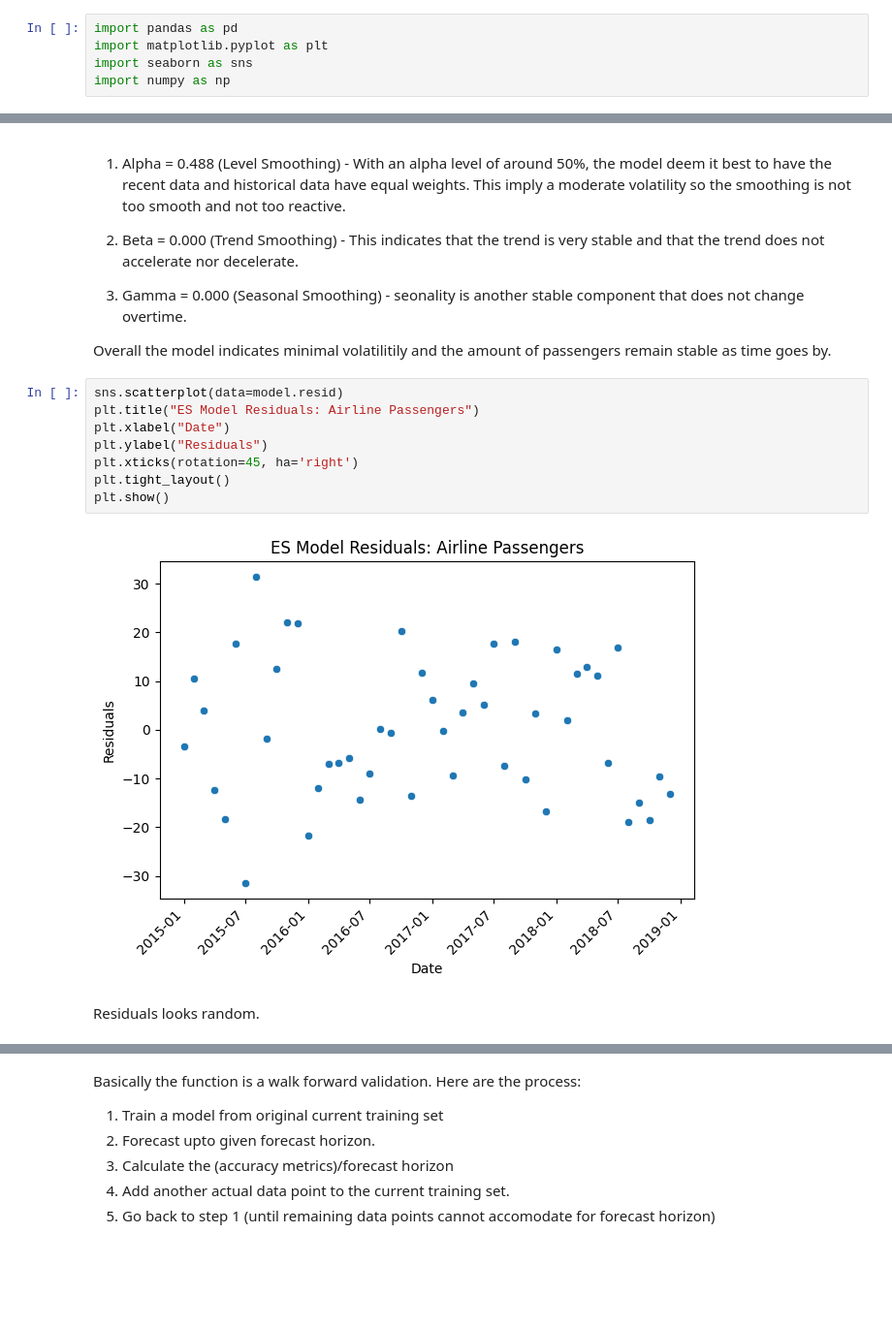
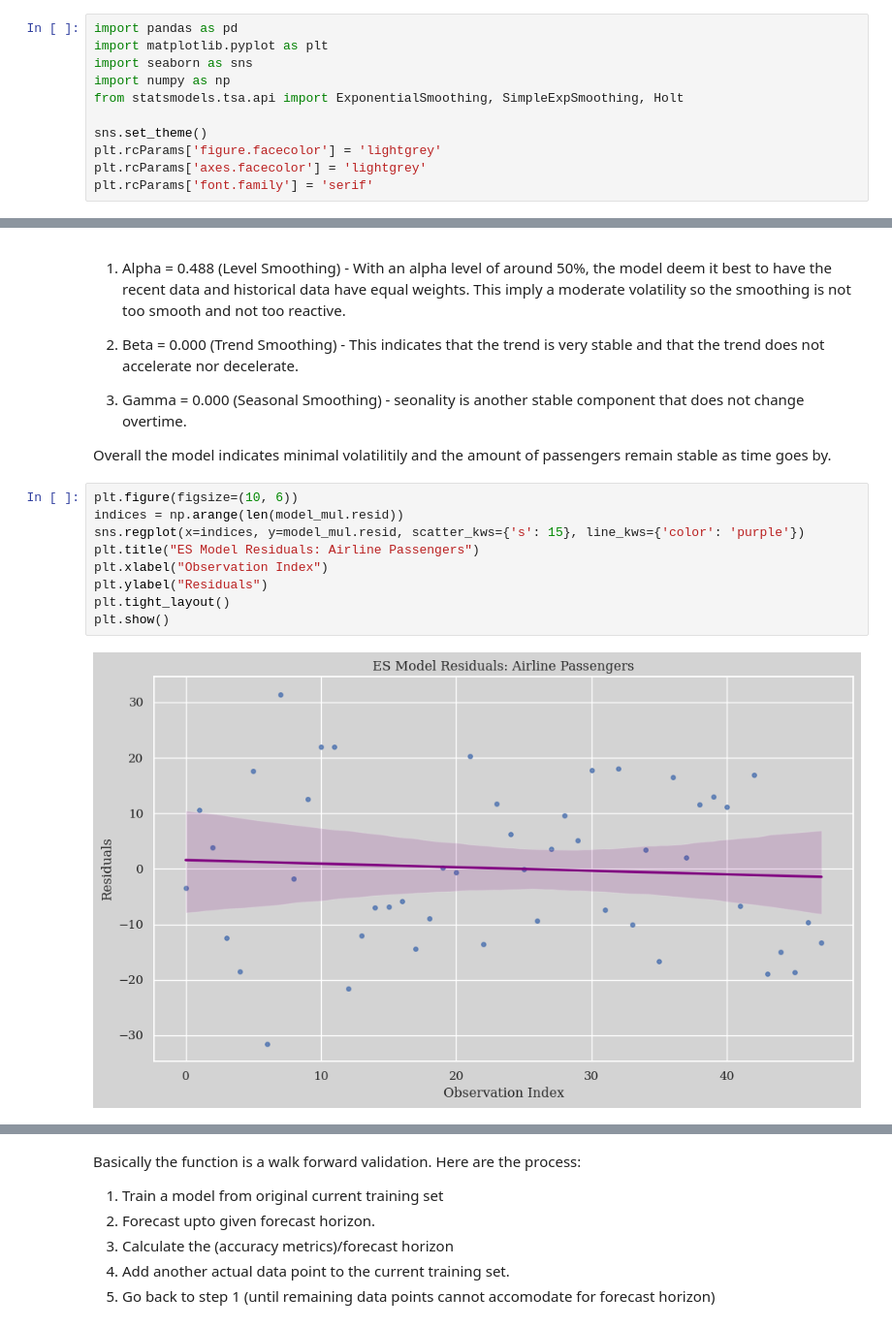
Before and after one commit to RomandRapido/APM1215-TimeSeries, a Jupyter notebook: FA2_Lansangan/FA2_Lansangan.ipynb, the cells around one changed output, grey strips where cells are left out. Shown at 97% size. Drawn from its saved outputs; the diff is of its cells as text; blank space fills up the shorter version.

```diff
--- a/FA2_Lansangan/FA2_Lansangan.ipynb
+++ b/FA2_Lansangan/FA2_Lansangan.ipynb
@@ -3,6 +3,12 @@ import pandas as pd
 import matplotlib.pyplot as plt
 import seaborn as sns
 import numpy as np
+from statsmodels.tsa.api import ExponentialSmoothing, SimpleExpSmoothing, Holt
+
+sns.set_theme()
+plt.rcParams['figure.facecolor'] = 'lightgrey'
+plt.rcParams['axes.facecolor'] = 'lightgrey'
+plt.rcParams['font.family'] = 'serif'
 # %% [markdown]
 ### Airline Passengers
 # %%
@@ -108,14 +147,13 @@ ExponentialSmoothing Model Results
 
 Overall the model indicates minimal volatilitily and the amount of passengers remain stable as time goes by.
 # %%
-sns.scatterplot(data=model.resid)
+plt.figure(figsize=(10, 6))
+indices = np.arange(len(model_mul.resid))
+sns.regplot(x=indices, y=model_mul.resid, scatter_kws={'s': 15}, line_kws={'color': 'purple'})
 plt.title("ES Model Residuals: Airline Passengers")
-plt.xlabel("Date")
+plt.xlabel("Observation Index")
 plt.ylabel("Residuals")
-plt.xticks(rotation=45, ha='right')
 plt.tight_layout()
 plt.show()
 # %% [output]
-[figure, old version]
+[figure, new version]
-# %% [markdown]
-Residuals looks random.
```
Also changed, not shown: parts of 41 cells of this notebook, 5 other files.
